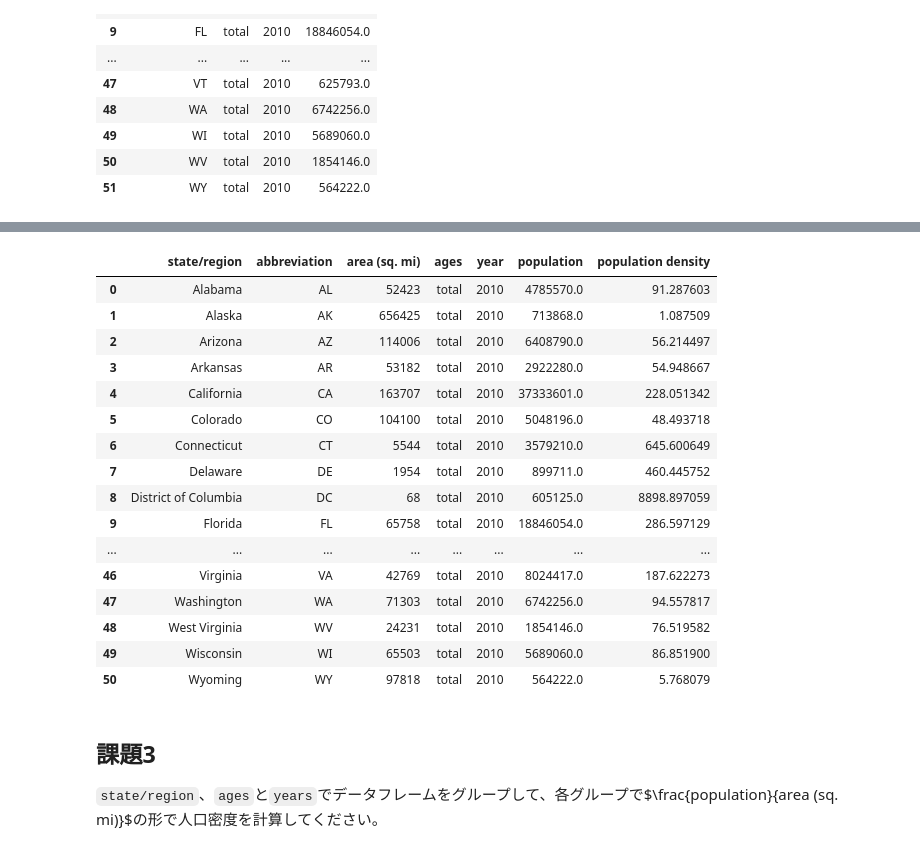
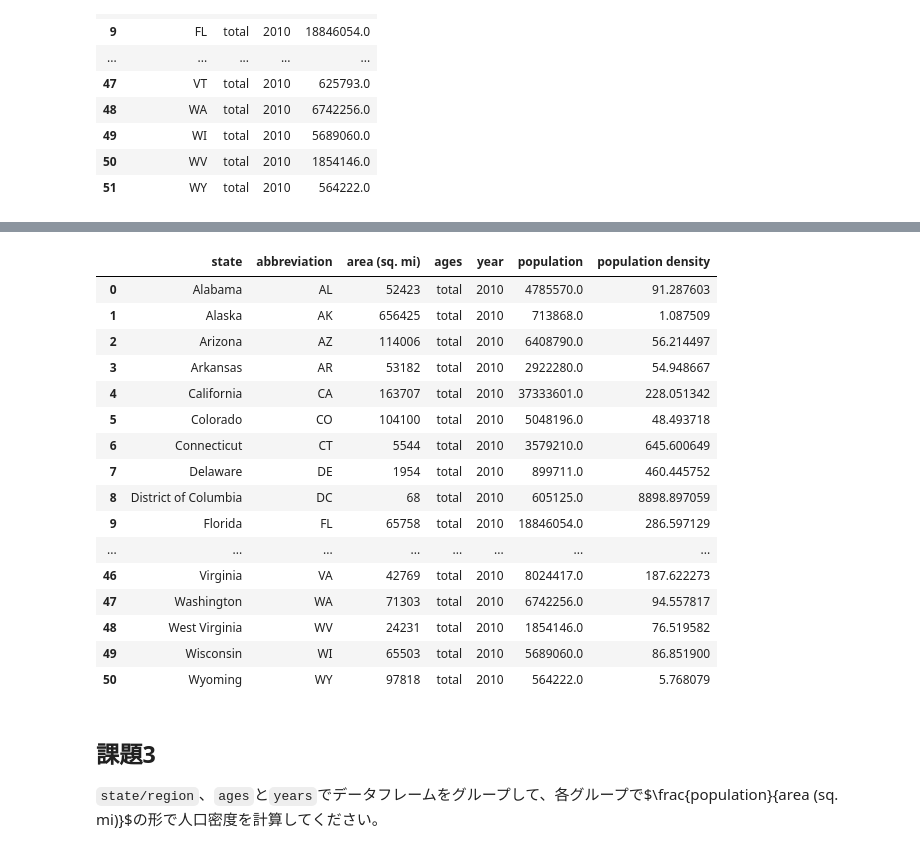
Before and after one commit to tsurugayatakumi/chss_2024_assignment, a Jupyter notebook: Assignment7/assignment7_DongxinYan.ipynb, the cells around one changed output, grey strips where cells are left out. Cells and saved outputs as stored; diff of their text form; code cells hidden in the pictures.

```diff
--- a/Assignment7/assignment7_DongxinYan.ipynb
+++ b/Assignment7/assignment7_DongxinYan.ipynb
@@ -34,11 +34,10 @@ state_population_df = pd.read_csv('./Data/state-population.csv')
 # %%
 # state_abbrevsのcsvの中には、Puerto Ricoとその略語がないです。
 # しかし、他のcsvの中には、Puerto Ricoに関する情報があるので、
-# データ処理を容易にするために、Puerto Ricoとその略語をtate_abbrevsからのDataFrameに追加します。
-state_abbrevs_df = state_abbrevs_df.rename(columns={'state': 'state/region'})
-state_areas_df = state_areas_df.rename(columns={'state': 'state/region'})
+# データ処理を容易にするために、Puerto Ricoとその略語をstate_abbrevsからのDataFrameに追加します。
 state_abbrevs_df.loc[len(state_abbrevs_df)] = ['Puerto Rico', 'PR']
-state_abbrevs_df = state_abbrevs_df.sort_values(by='state/region')
+state_abbrevs_df = state_abbrevs_df.sort_values(by='state')
 state_abbrevs_df = state_abbrevs_df.reset_index(drop=True)
-state_areas_df = state_areas_df.sort_values(by='state/region')
+
+state_areas_df = state_areas_df.sort_values(by='state')
 state_areas_df = state_areas_df.reset_index(drop=True)
@@ -45,4 +88,5 @@ state_areas_df = state_areas_df.reset_index(drop=True)
 # %%
-combined_df = pd.merge(state_abbrevs_df, state_areas_df, on='state/region', how='outer')
+# stateという列を使用してmergeします
+combined_df = pd.merge(state_abbrevs_df, state_areas_df, on='state', how='outer')
 combined_df
 # %% [output]
@@ -90,3 +134,5 @@ population_2010_df
 # %%
 density_2010_df = pd.merge(combined_df, population_2010_df, on='abbreviation', how='outer')
 density_2010_df['population density'] = density_2010_df['population'] / density_2010_df['area (sq. mi)']
+density_2010_df = density_2010_df.sort_values(by='state').reset_index(drop=True)
+density_2010_df
@@ -93,11 +157,11 @@ density_2010_df['population density'] = density_2010_df['population'] / density_
 # %%
 # 厳密に言えば、Puerto Ricoは米国の州ではありません。
 # これはPuerto Ricoに関するrowを削除されたDataFrameです。
-without_PR_df = density_2010_df.drop(density_2010_df[density_2010_df['state/region'] == 'Puerto Rico'].index)
-without_PR_df = without_PR_df.sort_values(by='state/region').reset_index(drop=True)
+without_PR_df = density_2010_df.drop(density_2010_df[density_2010_df['state'] == 'Puerto Rico'].index)
+without_PR_df = without_PR_df.reset_index(drop=True)
 without_PR_df
 # %% [output]
-|  | state/region | abbreviation | area (sq. mi) | ages | year | population | population density |
+|  | state | abbreviation | area (sq. mi) | ages | year | population | population density |
 | 0 | Alabama | AL | 52423 | total | 2010 | 4785570.0 | 91.287603 |
 | 1 | Alaska | AK | 656425 | total | 2010 | 713868.0 | 1.087509 |
 | 2 | Arizona | AZ | 114006 | total | 2010 | 6408790.0 | 56.214497 |
```
Also changed, not shown: parts of 4 cells of this notebook.
